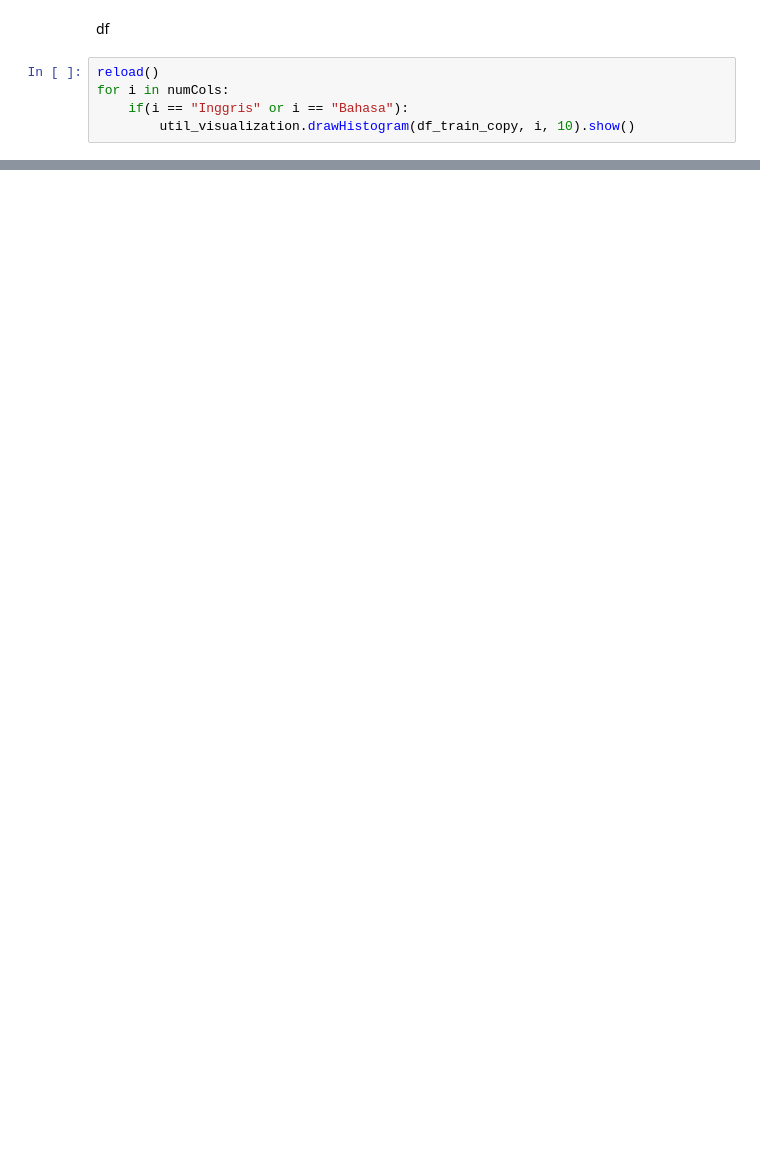
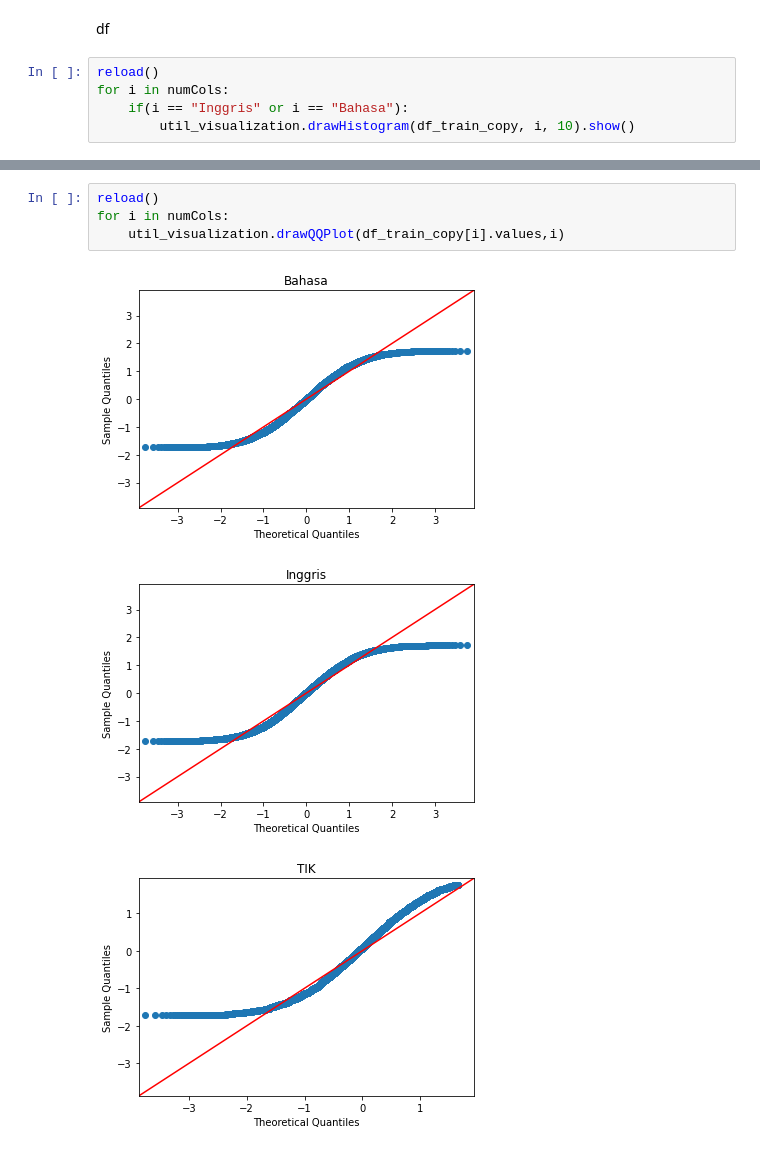
Before and after one commit to Xwyzworms/Diagnostic_Reasoning_HouseRent, a Jupyter notebook: Analisis_1.ipynb, the cells around one changed output, grey strips where cells are left out. Drawn from its saved outputs; the diff is of its cells as text; blank space fills up the shorter version.

```diff
--- a/Analisis_1.ipynb
+++ b/Analisis_1.ipynb
@@ -316,0 +334,8 @@ for i in numCols:
+# %%
+reload()
+for i in numCols:
+    util_visualization.drawQQPlot(df_train_copy[i].values,i)
+# %% [output]
+[figure, added]
+[figure, added]
+[figure, added]
```
Also changed, not shown: parts of 11 cells of this notebook, 4 other files.
